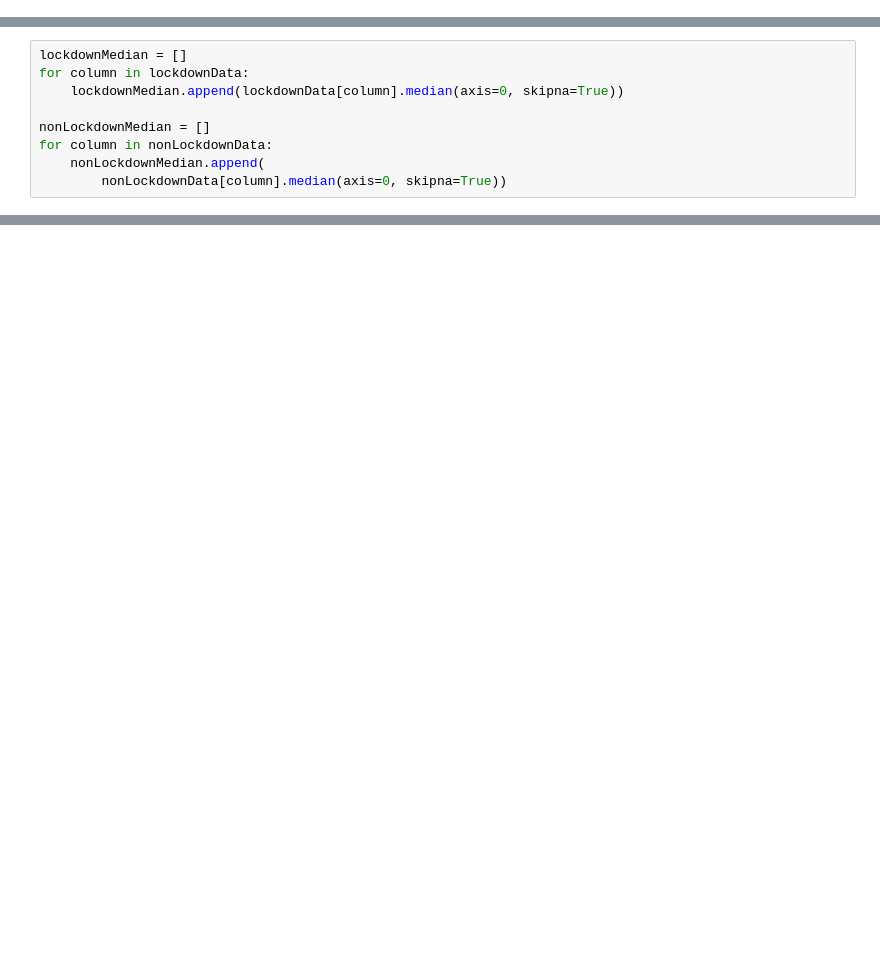
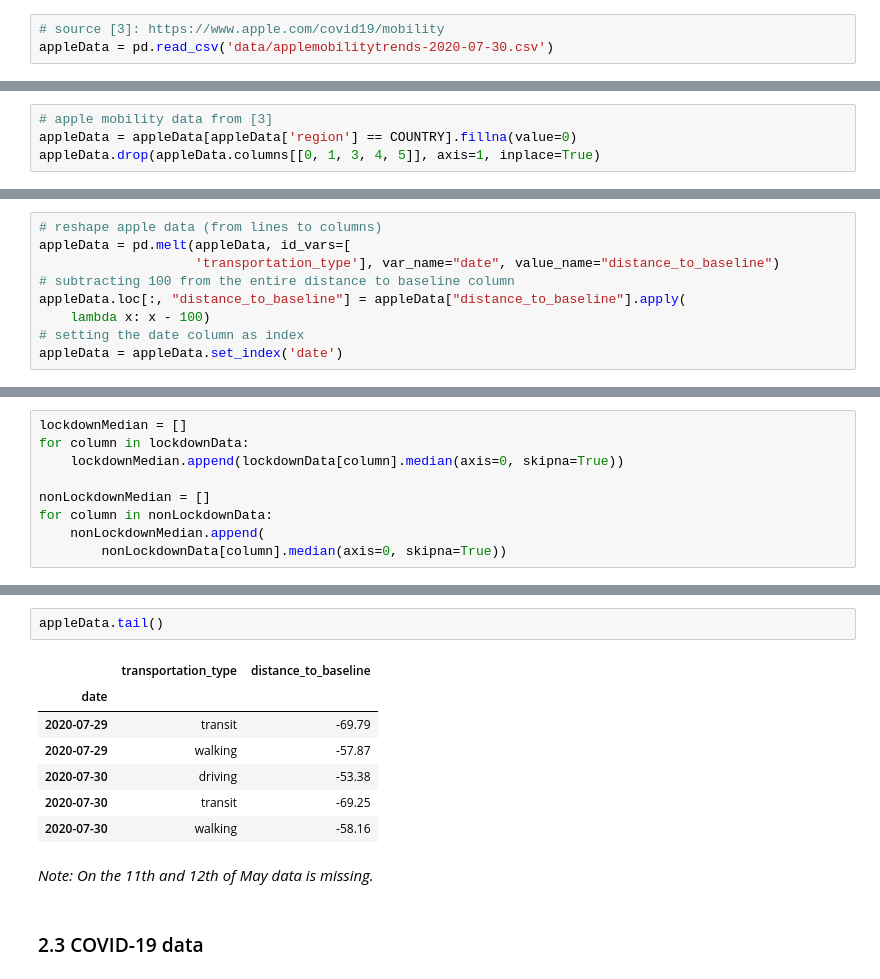
Before and after one commit to tamagusko/manilaCovid19, a Jupyter notebook: manila.ipynb, the cells around one changed output, grey strips where cells are left out. Cells and saved outputs as stored; diff of their text form; blank space fills up the shorter version.

```diff
--- a/manila.ipynb
+++ b/manila.ipynb
@@ -89,0 +64,3 @@ nonLockdownData = pd.concat([beforeLockdown[:-1], afterLockdown[1:]], axis=0)
+# %%
+# source [3]: https://www.apple.com/covid19/mobility
+appleData = pd.read_csv('data/applemobilitytrends-2020-07-30.csv')
@@ -89,0 +80,4 @@ nonLockdownData = pd.concat([beforeLockdown[:-1], afterLockdown[1:]], axis=0)
+# %%
+# apple mobility data from [3]
+appleData = appleData[appleData['region'] == COUNTRY].fillna(value=0)
+appleData.drop(appleData.columns[[0, 1, 3, 4, 5]], axis=1, inplace=True)
@@ -89,0 +95,9 @@ nonLockdownData = pd.concat([beforeLockdown[:-1], afterLockdown[1:]], axis=0)
+# %%
+# reshape apple data (from lines to columns)
+appleData = pd.melt(appleData, id_vars=[
+                    'transportation_type'], var_name="date", value_name="distance_to_baseline")
+# subtracting 100 from the entire distance to baseline column
+appleData.loc[:, "distance_to_baseline"] = appleData["distance_to_baseline"].apply(
+    lambda x: x - 100)
+# setting the date column as index
+appleData = appleData.set_index('date')
@@ -151,0 +554,14 @@ Image(NAME)
+# %%
+appleData.tail()
+# %% [output]
+|  | transportation_type | distance_to_baseline |
+| date |  |  |
+| 2020-07-29 | transit | -69.79 |
+| 2020-07-29 | walking | -57.87 |
+| 2020-07-30 | driving | -53.38 |
+| 2020-07-30 | transit | -69.25 |
+| 2020-07-30 | walking | -58.16 |
+# %% [markdown]
+*Note: On the 11th and 12th of May data is missing.*
+# %% [markdown]
+### 2.3 COVID-19 data
```
Also changed, not shown: parts of 48 cells of this notebook.
